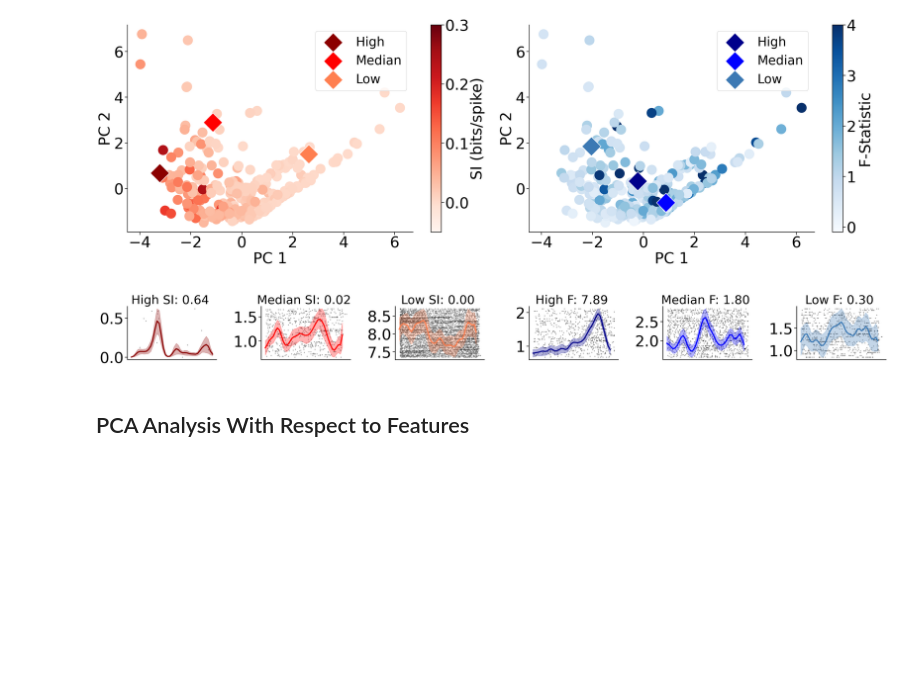
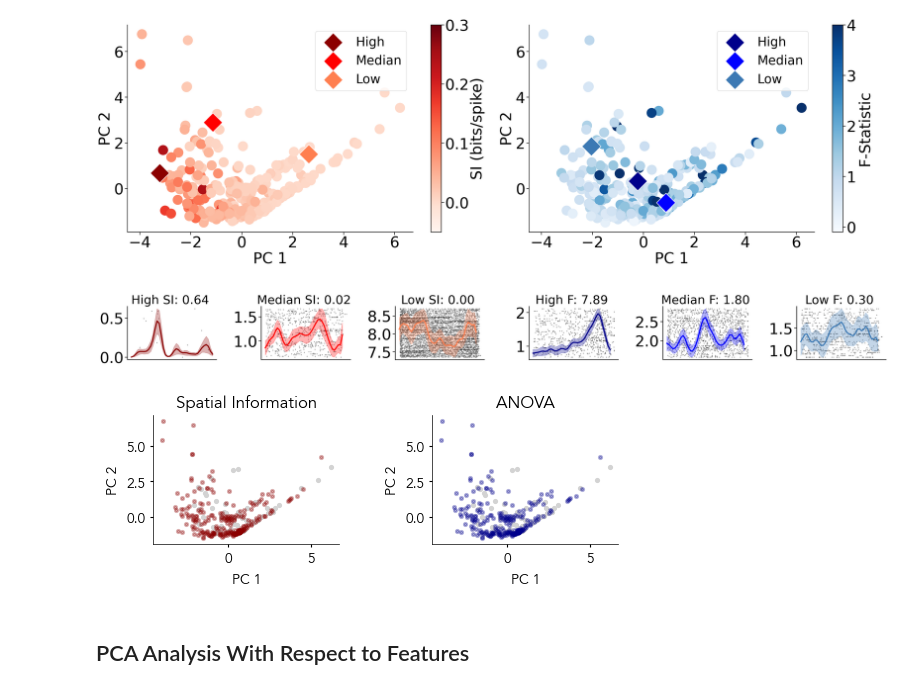
Before and after one commit to HSNPipeline/AnalyzeTrain, a Jupyter notebook: notebooks/04_Human_PCA.ipynb, the cells around one changed output. Saved outputs shown, nothing was run; the diff lists cells and outputs as text; code cells hidden in the pictures; blank space fills up the shorter version.

```diff
--- a/notebooks/04_Human_PCA.ipynb
+++ b/notebooks/04_Human_PCA.ipynb
@@ -471,6 +471,57 @@ ax.set_title(f'Low F: {all_results.at[idx,"place_anova"]:.2f} ', fontsize=font_s
 save_figure('Human_PCA',file_path='/Users/weijiazhang/Plots/PLDM/Human')
 # %% [output]
 [figure]
+# %%
+s=5
+alpha=1
+grid = make_grid(2, 2, wspace=.5,hspace = 1,figsize=(6,5))
+plt.rcParams.update({
+    'font.family':  'Avenir',
+    'font.size': 12,
+    'axes.titlesize': 12,
+    'axes.labelsize': 10,
+    'legend.fontsize': 12,
+    'xtick.labelsize': 10,  # Smaller tick label size
+    'ytick.labelsize': 10,  # Smaller tick label size
+    'axes.linewidth': 0.5,  # Reduce the thickness of axis lines
+    'xtick.major.width': 0.8,  # Thinner x ticks
+    'ytick.major.width': 0.8,  # Thinner y ticks
+    'xtick.major.size': 2.0,   # Shorter x ticks
+    'ytick.major.size': 2.0,   # Shorter y ticks
+ # Smaller colorbar label font
+})
+
+ax = get_grid_subplot(grid, 0, 0)
+scatter_si = ax.scatter(
+    pca_result[all_results['is_place_info']==1, 0], pca_result[all_results['is_place_info']==1, 1],
+    c='lightgray', s=s, alpha=alpha, label='Spatial'
+)
+scatter_si = ax.scatter(
+    pca_result[all_results['is_place_info']==0, 0], pca_result[all_results['is_place_info']==0, 1],
+    c='darkred', s=s, alpha=.3, label='Non-Spatial'
+)
+ax.set_xlabel('PC 1')
+ax.set_ylabel('PC 2')
+ax.set_title('Spatial Information')
+drop_spines(['top', 'right'], ax=ax)
+
+ax = get_grid_subplot(grid, 0, 1)
+scatter_si = ax.scatter(
+    pca_result[all_results['is_place_anova']==1, 0], pca_result[all_results['is_place_anova']==1, 1],
+    c='lightgray', s=s, alpha=alpha, label='ANOVA'
+)
+scatter_si = ax.scatter(
+    pca_result[all_results['is_place_anova']==0, 0], pca_result[all_results['is_place_anova']==0, 1],
+    c='darkblue', s=s, alpha=.3, label='Non-ANOVA'
+)
+ax.set_xlabel('PC 1')
+ax.set_ylabel('PC 2')
+ax.set_title('ANOVA')
+drop_spines(['top', 'right'], ax=ax)
+#ax.legend(loc='upper right', fontsize='small', frameon=True)
+save_figure('Distribution_of_Non_Place_Cells', file_path='/Users/weijiazhang/Plots/PLDM/Human', dpi=300)
+# %% [output]
+[figure, added]
 # %% [markdown]
 ## PCA Analysis With Respect to Features
 # %%
```
Also changed, not shown: parts of 1 cell of this notebook, 8 other files.
